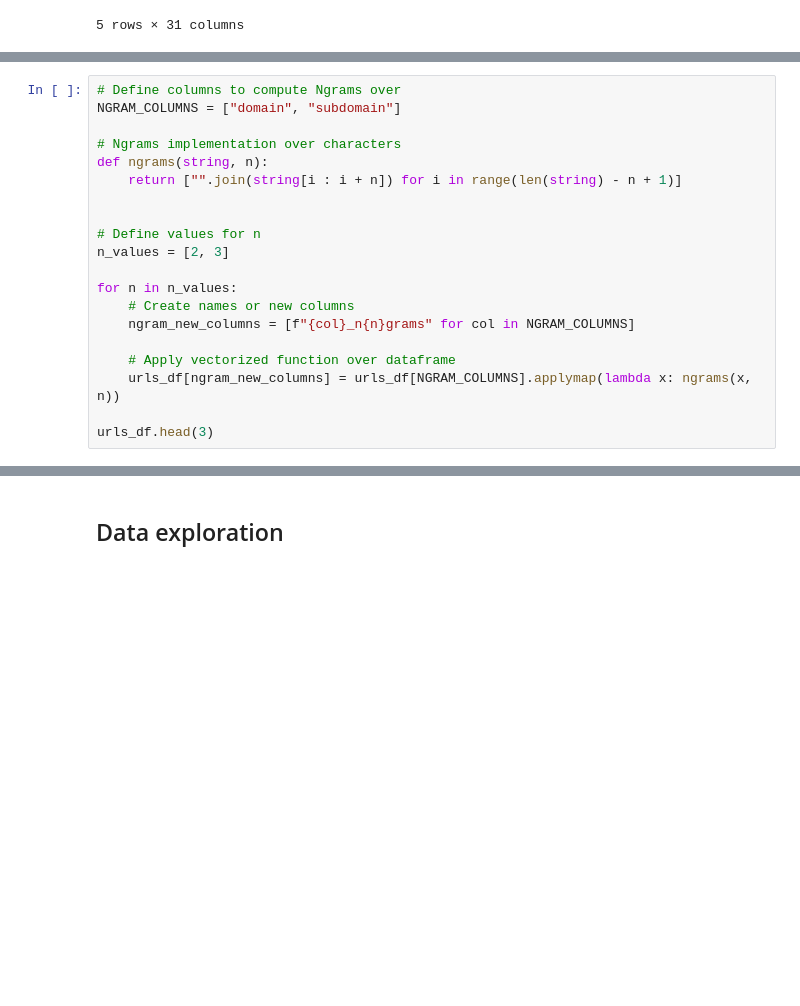
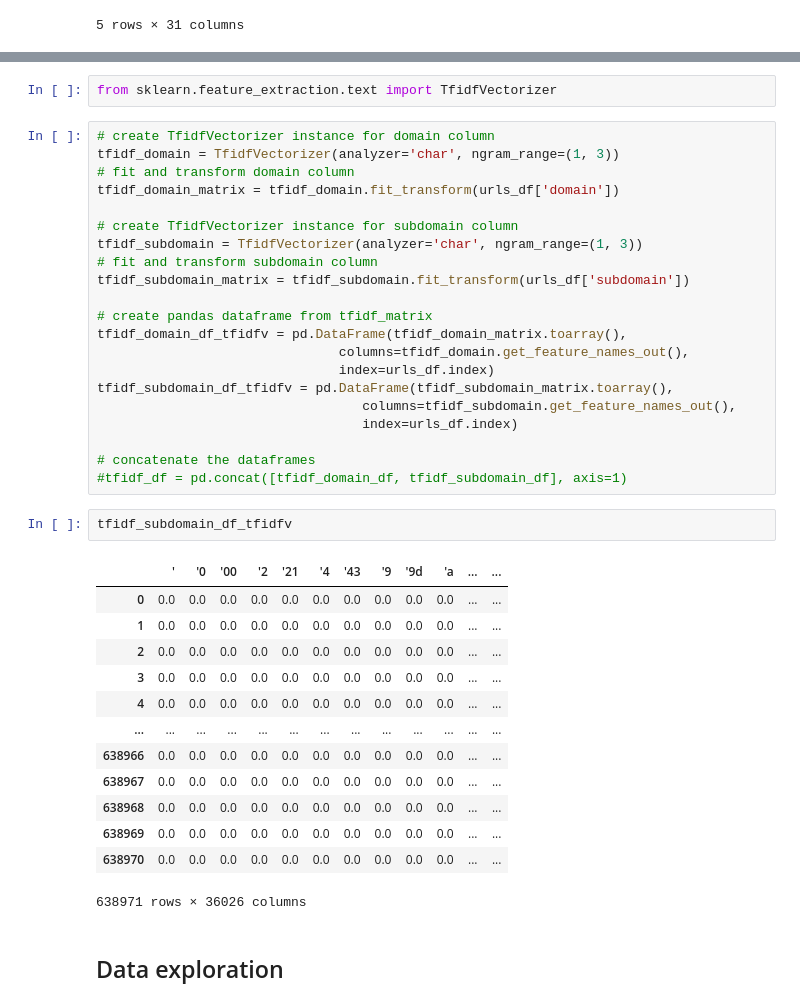
Before and after one commit to Kairixir/URL-domain-name-clustering, a Jupyter notebook: bachelor_thesis.ipynb, the cells around one changed output, grey strips where cells are left out. Drawn from its saved outputs; the diff is of its cells as text; blank space fills up the shorter version.

Commit message:
feat: add batch TF-IDF transformation
issue: does not work incrementally

```diff
--- a/bachelor_thesis.ipynb
+++ b/bachelor_thesis.ipynb
@@ -265,20 +245,0 @@ urls_tdf.head()
-# %%
-# Define columns to compute Ngrams over
-NGRAM_COLUMNS = ["domain", "subdomain"]
-
-# Ngrams implementation over characters
-def ngrams(string, n):
-    return ["".join(string[i : i + n]) for i in range(len(string) - n + 1)]
-
-
-# Define values for n
-n_values = [2, 3]
-
-for n in n_values:
-    # Create names or new columns
-    ngram_new_columns = [f"{col}_n{n}grams" for col in NGRAM_COLUMNS]
-
-    # Apply vectorized function over dataframe
-    urls_df[ngram_new_columns] = urls_df[NGRAM_COLUMNS].applymap(lambda x: ngrams(x, n))
-
-urls_df.head(3)
@@ -291,3 +246,42 @@ urls_df.head(3)
+# %%
+from sklearn.feature_extraction.text import TfidfVectorizer
+# %%
+# create TfidfVectorizer instance for domain column
+tfidf_domain = TfidfVectorizer(analyzer='char', ngram_range=(1, 3))
+# fit and transform domain column
+tfidf_domain_matrix = tfidf_domain.fit_transform(urls_df['domain'])
+
+# create TfidfVectorizer instance for subdomain column
+tfidf_subdomain = TfidfVectorizer(analyzer='char', ngram_range=(1, 3))
+# fit and transform subdomain column
+tfidf_subdomain_matrix = tfidf_subdomain.fit_transform(urls_df['subdomain'])
+
+# create pandas dataframe from tfidf_matrix
+tfidf_domain_df_tfidfv = pd.DataFrame(tfidf_domain_matrix.toarray(),
+                               columns=tfidf_domain.get_feature_names_out(),
+                               index=urls_df.index)
+tfidf_subdomain_df_tfidfv = pd.DataFrame(tfidf_subdomain_matrix.toarray(),
+                                  columns=tfidf_subdomain.get_feature_names_out(),
+                                  index=urls_df.index)
+
+# concatenate the dataframes
+#tfidf_df = pd.concat([tfidf_domain_df, tfidf_subdomain_df], axis=1)
+# %%
+tfidf_subdomain_df_tfidfv
+# %% [output]
+|  | ' | '0 | '00 | '2 | '21 | '4 | '43 | '9 | '9d | 'a | ... | ... |
+| 0 | 0.0 | 0.0 | 0.0 | 0.0 | 0.0 | 0.0 | 0.0 | 0.0 | 0.0 | 0.0 | ... | ... |
+| 1 | 0.0 | 0.0 | 0.0 | 0.0 | 0.0 | 0.0 | 0.0 | 0.0 | 0.0 | 0.0 | ... | ... |
+| 2 | 0.0 | 0.0 | 0.0 | 0.0 | 0.0 | 0.0 | 0.0 | 0.0 | 0.0 | 0.0 | ... | ... |
+| 3 | 0.0 | 0.0 | 0.0 | 0.0 | 0.0 | 0.0 | 0.0 | 0.0 | 0.0 | 0.0 | ... | ... |
+| 4 | 0.0 | 0.0 | 0.0 | 0.0 | 0.0 | 0.0 | 0.0 | 0.0 | 0.0 | 0.0 | ... | ... |
+| ... | ... | ... | ... | ... | ... | ... | ... | ... | ... | ... | ... | ... |
+| 638966 | 0.0 | 0.0 | 0.0 | 0.0 | 0.0 | 0.0 | 0.0 | 0.0 | 0.0 | 0.0 | ... | ... |
+| 638967 | 0.0 | 0.0 | 0.0 | 0.0 | 0.0 | 0.0 | 0.0 | 0.0 | 0.0 | 0.0 | ... | ... |
+| 638968 | 0.0 | 0.0 | 0.0 | 0.0 | 0.0 | 0.0 | 0.0 | 0.0 | 0.0 | 0.0 | ... | ... |
+| 638969 | 0.0 | 0.0 | 0.0 | 0.0 | 0.0 | 0.0 | 0.0 | 0.0 | 0.0 | 0.0 | ... | ... |
+| 638970 | 0.0 | 0.0 | 0.0 | 0.0 | 0.0 | 0.0 | 0.0 | 0.0 | 0.0 | 0.0 | ... | ... |
+638971 rows × 36026 columns
 # %% [markdown]
 ## Data exploration
 # %% [markdown]
```
Also changed, not shown: parts of 15 cells of this notebook, 1 other file.
